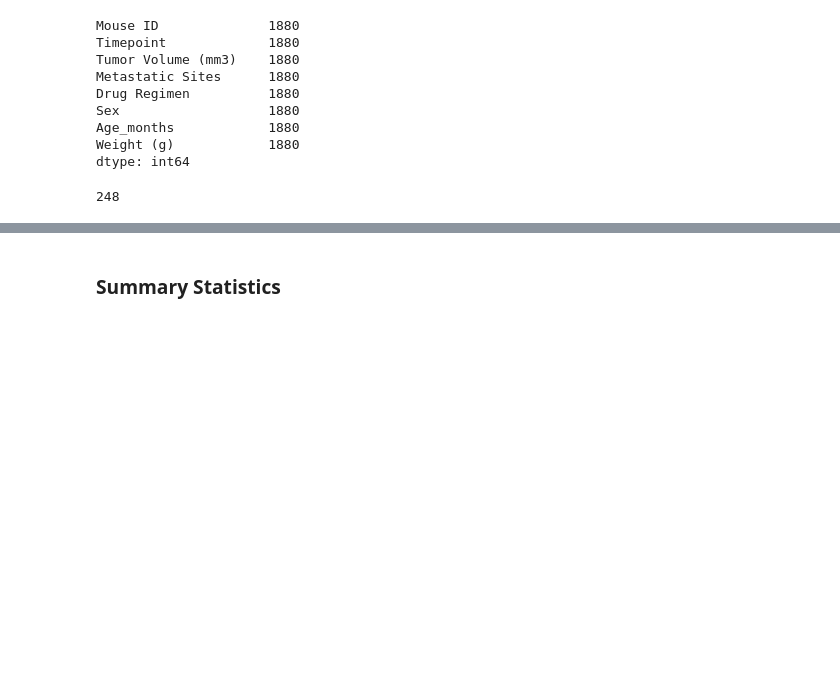
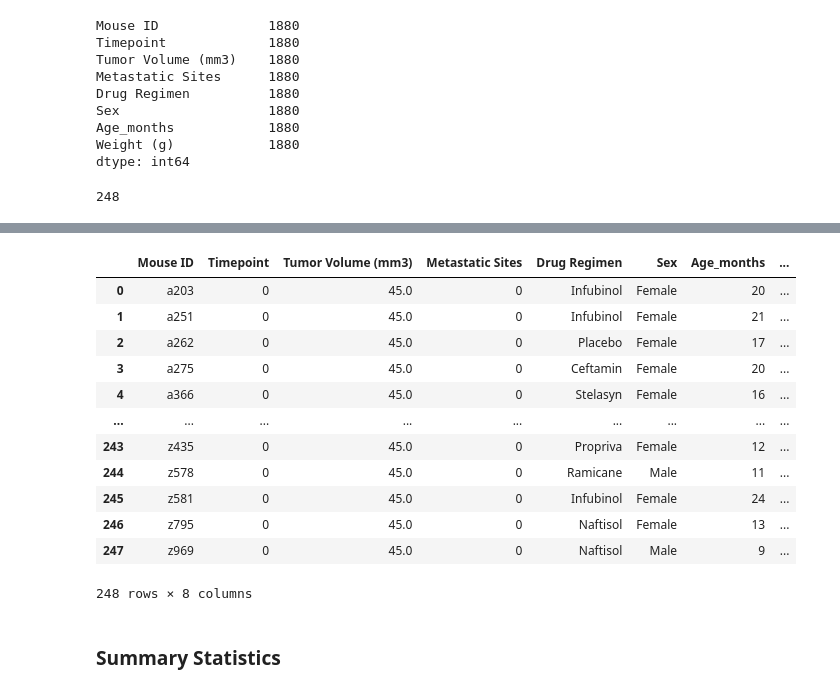
Before and after one commit to najtompkins/Matplotlib_challenge, a Jupyter notebook: matplotlib_pharmaceuticals_analysis.ipynb, the cells around one changed output, grey strips where cells are left out. Cells and saved outputs as stored; diff of their text form; code cells hidden in the pictures; blank space fills up the shorter version.

```diff
--- a/matplotlib_pharmaceuticals_analysis.ipynb
+++ b/matplotlib_pharmaceuticals_analysis.ipynb
@@ -122,3 +247,27 @@ complete_results_cleaned.to_csv('data/cleaned_data/cleaned_data.csv', index=Fals
+# %%
+# Gather the first recorded tumor volume of each mouse across each treatment regimen:
+# If all starting tumor volumes are the same (they are) this is generated data.
+
+# Getting the first (least) timepoint for each mouse
+first_timepoint = complete_results_cleaned.groupby('Mouse ID')['Timepoint'].min()
+
+# Merging this grouped df with the original complete_results_cleaned df to get the tumor volume at the first timepoint
+complete_with_first_tumor_v = pd.merge(first_timepoint, complete_results_cleaned, on=['Mouse ID','Timepoint'])
+complete_with_first_tumor_v
+# %% [output]
+|  | Mouse ID | Timepoint | Tumor Volume (mm3) | Metastatic Sites | Drug Regimen | Sex | Age_months | ... |
+| 0 | a203 | 0 | 45.0 | 0 | Infubinol | Female | 20 | ... |
+| 1 | a251 | 0 | 45.0 | 0 | Infubinol | Female | 21 | ... |
+| 2 | a262 | 0 | 45.0 | 0 | Placebo | Female | 17 | ... |
+| 3 | a275 | 0 | 45.0 | 0 | Ceftamin | Female | 20 | ... |
+| 4 | a366 | 0 | 45.0 | 0 | Stelasyn | Female | 16 | ... |
+| ... | ... | ... | ... | ... | ... | ... | ... | ... |
+| 243 | z435 | 0 | 45.0 | 0 | Propriva | Female | 12 | ... |
+| 244 | z578 | 0 | 45.0 | 0 | Ramicane | Male | 11 | ... |
+| 245 | z581 | 0 | 45.0 | 0 | Infubinol | Female | 24 | ... |
+| 246 | z795 | 0 | 45.0 | 0 | Naftisol | Female | 13 | ... |
+| 247 | z969 | 0 | 45.0 | 0 | Naftisol | Male | 9 | ... |
+248 rows × 8 columns
 # %% [markdown]
 ### Summary Statistics
 # %%
```
Also changed, not shown: parts of 11 cells of this notebook, 20 other files.
